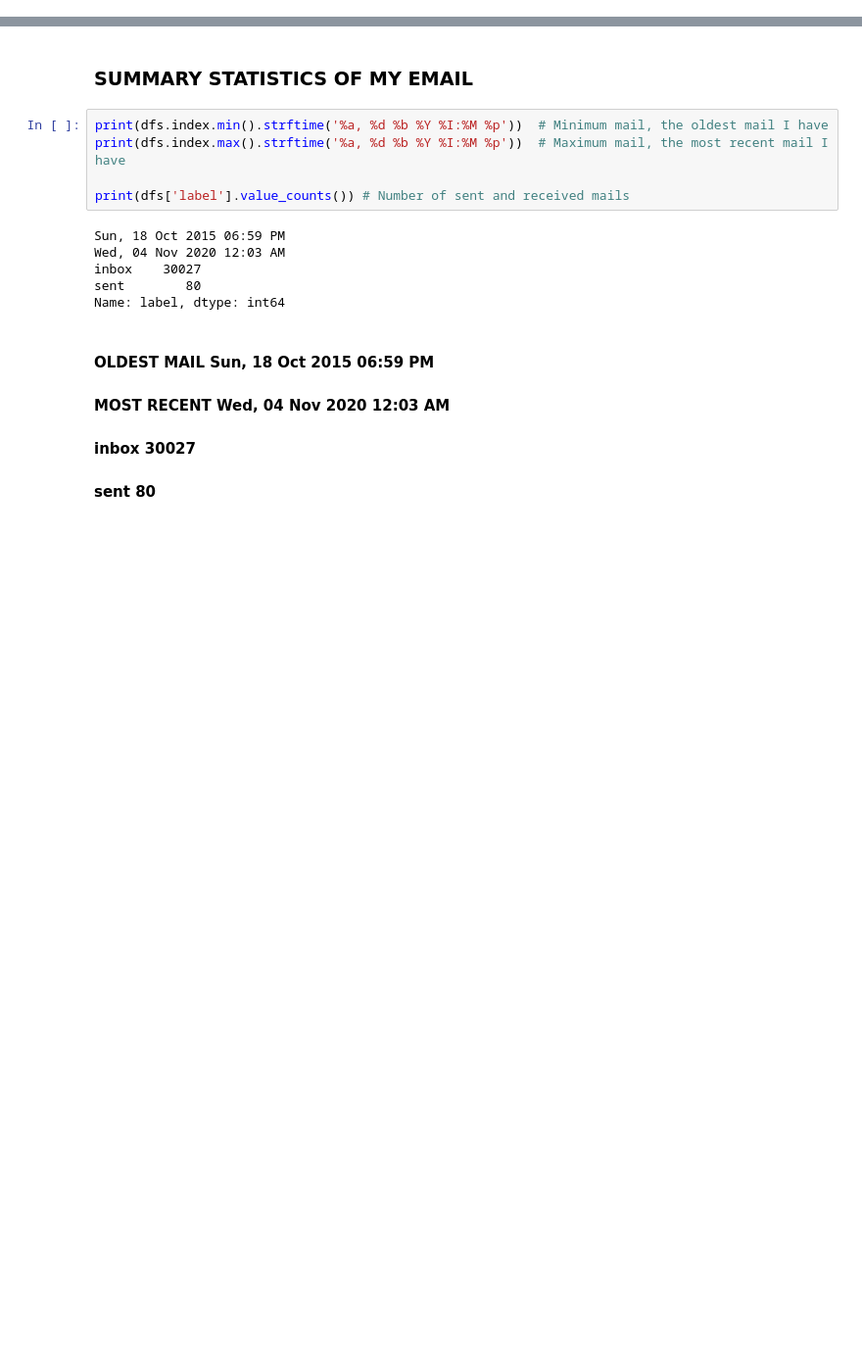
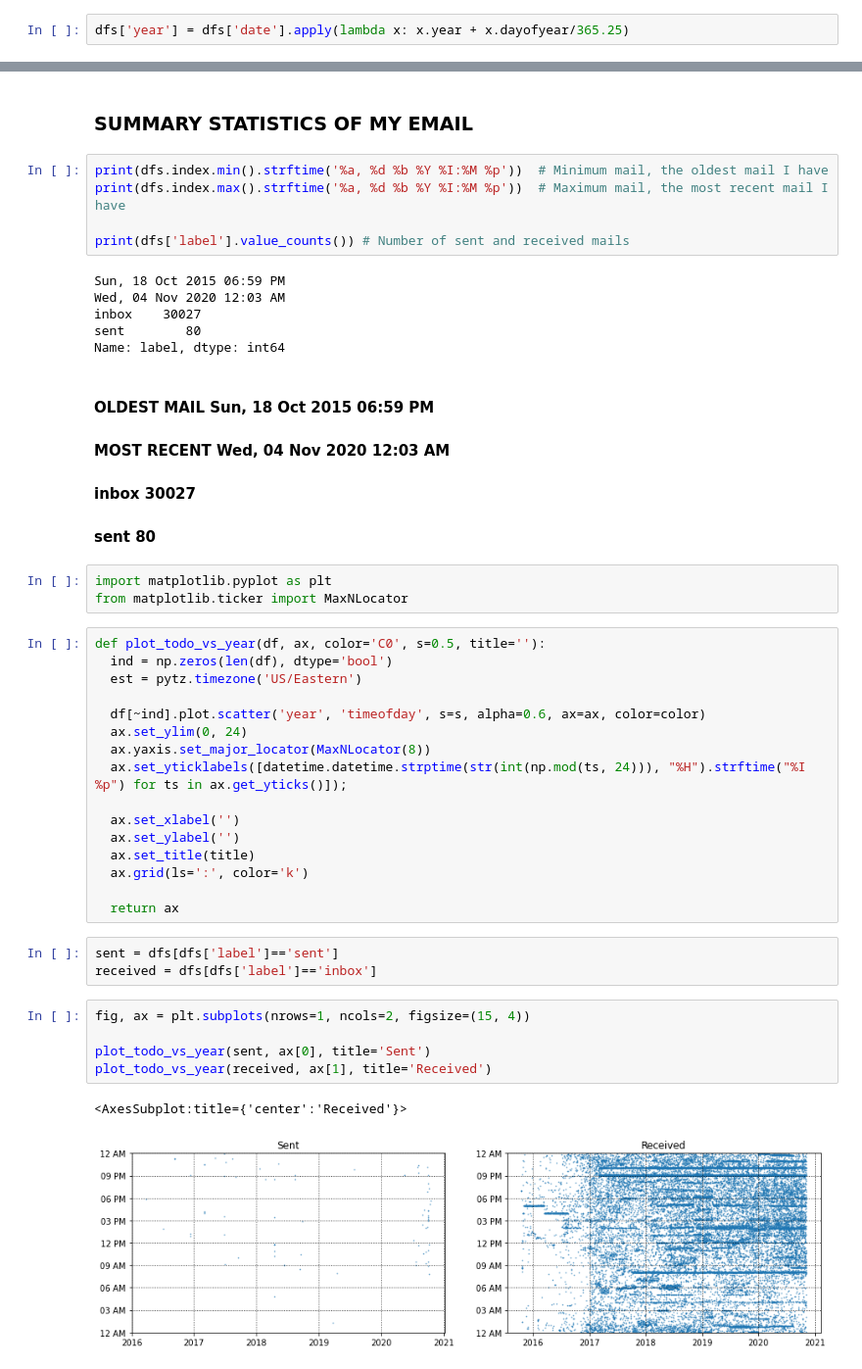
Before and after one commit to Jhoie/EDA-with-personal-Gmail, a Jupyter notebook: EDA using Gmail (Update).ipynb, the cells around one changed output, grey strips where cells are left out. Shown at 98% size. Cells and saved outputs as stored; diff of their text form; blank space fills up the shorter version.

Commit message:
First set of visualizations

```diff
--- a/EDA using Gmail (Update).ipynb
+++ b/EDA using Gmail (Update).ipynb
@@ -321,6 +321,8 @@ dfs.head()
 | 3 | =?utf-8?Q?=F0=9F=93=98_SLA_Book_C... | content@sheleadsafrica.org | 2020-10-31 18:08:31+01:00 | inbox | 1682087987251912700 | 18.141944 | Saturday | 18 | 2020 |
 | 4 | Flash Points: U.S. election viole... | noreply@crm.foreignpolicy.com | 2020-10-30 14:12:41+01:00 | inbox | 1681982557987556596 | 14.211389 | Friday | 14 | 2020 |
 | 5 | Debit Alert: XXXXXX5010 | ebusiness@fcmb.com | 2020-10-30 12:06:41+01:00 | inbox | 1681974518294368770 | 12.111389 | Friday | 12 | 2020 |
+# %%
+dfs['year'] = dfs['date'].apply(lambda x: x.year + x.dayofyear/365.25)
 # %%
 #using date feature as the index and dropping it from the main dataframe
 
@@ -356,3 +358,33 @@ Name: label, dtype: int64
 #### MOST RECENT Wed, 04 Nov 2020 12:03 AM
 #### inbox    30027
 #### sent        80
+# %%
+import matplotlib.pyplot as plt
+from matplotlib.ticker import MaxNLocator
+# %%
+def plot_todo_vs_year(df, ax, color='C0', s=0.5, title=''):
+  ind = np.zeros(len(df), dtype='bool')
+  est = pytz.timezone('US/Eastern')
+
+  df[~ind].plot.scatter('year', 'timeofday', s=s, alpha=0.6, ax=ax, color=color)
+  ax.set_ylim(0, 24)
+  ax.yaxis.set_major_locator(MaxNLocator(8))
+  ax.set_yticklabels([datetime.datetime.strptime(str(int(np.mod(ts, 24))), "%H").strftime("%I %p") for ts in ax.get_yticks()]);
+
+  ax.set_xlabel('')
+  ax.set_ylabel('')
+  ax.set_title(title)
+  ax.grid(ls=':', color='k')
+
+  return ax
+# %%
+sent = dfs[dfs['label']=='sent']
+received = dfs[dfs['label']=='inbox']
+# %%
+fig, ax = plt.subplots(nrows=1, ncols=2, figsize=(15, 4))
+
+plot_todo_vs_year(sent, ax[0], title='Sent')
+plot_todo_vs_year(received, ax[1], title='Received')
+# %% [output]
+<AxesSubplot:title={'center':'Received'}>
+[figure, added]
```
Also changed, not shown: parts of 12 cells of this notebook.
